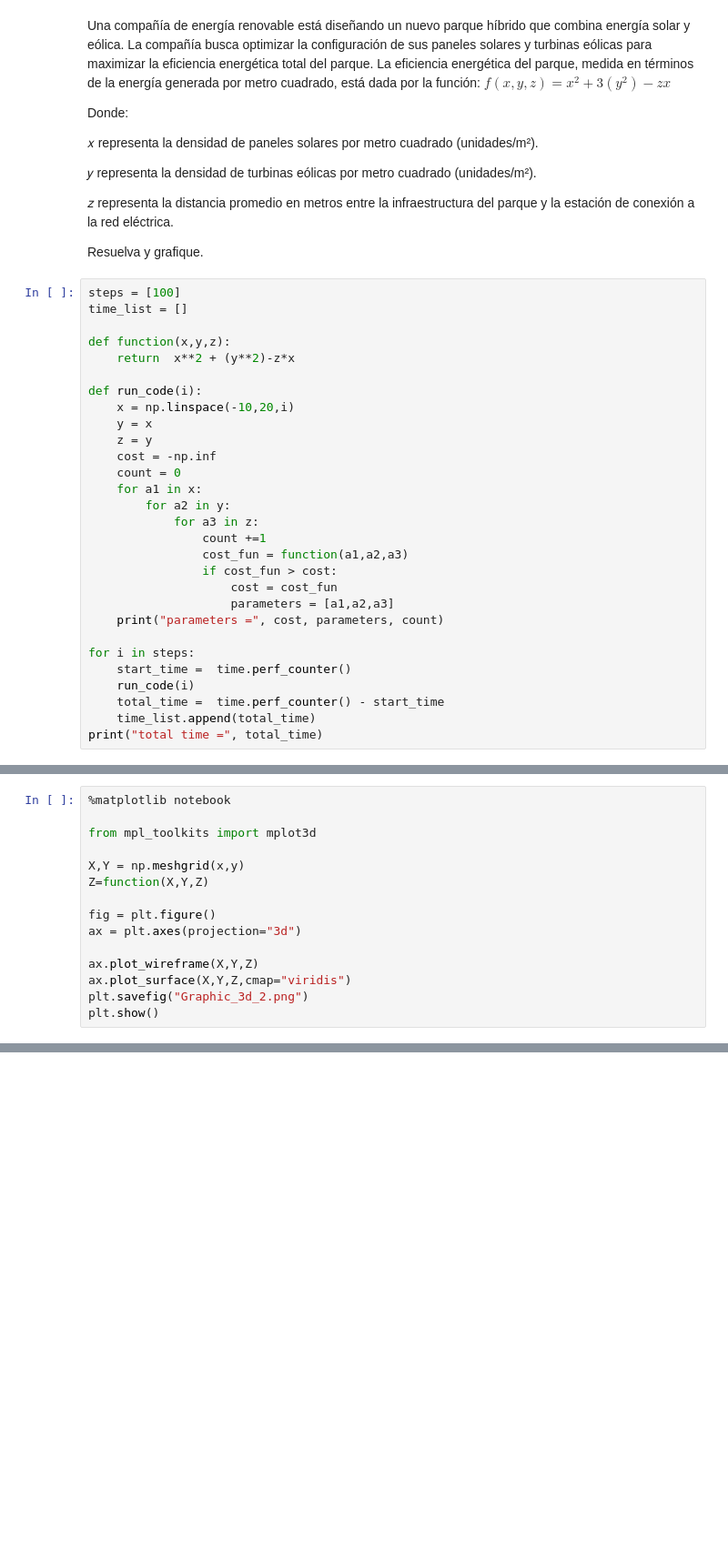
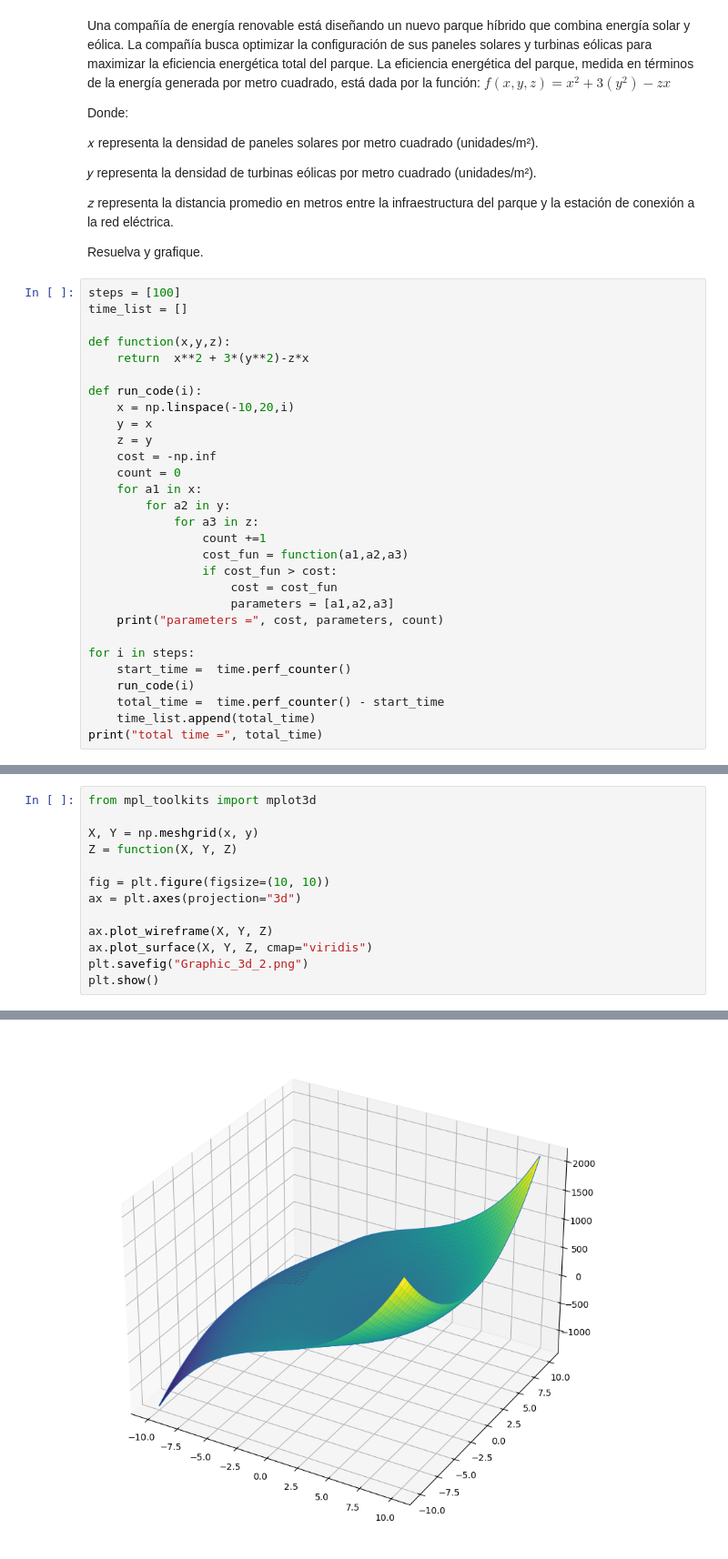
Before and after one commit to kkyouma/optimizacion, a Jupyter notebook: C3/Clase Laboratorio Nº3.ipynb, the cells around one changed output, grey strips where cells are left out. Shown: that part at 91% size. Cells and saved outputs as stored; diff of their text form; blank space fills up the shorter version.

```diff
--- a/C3/Clase Laboratorio Nº3.ipynb
+++ b/C3/Clase Laboratorio Nº3.ipynb
@@ -357,7 +371,7 @@ steps = [100]
 time_list = []
 
 def function(x,y,z):
-    return  x**2 + (y**2)-z*x
+    return  x**2 + 3*(y**2)-z*x
 
 def run_code(i):
     x = np.linspace(-10,20,i)
@@ -387,16 +401,14 @@ total time = 1.5002681989990378
 # %%
-%matplotlib notebook
-
 from mpl_toolkits import mplot3d
 
-X,Y = np.meshgrid(x,y)
-Z=function(X,Y,Z)
+X, Y = np.meshgrid(x, y)
+Z = function(X, Y, Z)
 
-fig = plt.figure()
+fig = plt.figure(figsize=(10, 10))
 ax = plt.axes(projection="3d")
 
-ax.plot_wireframe(X,Y,Z)
-ax.plot_surface(X,Y,Z,cmap="viridis")
+ax.plot_wireframe(X, Y, Z)
+ax.plot_surface(X, Y, Z, cmap="viridis")
 plt.savefig("Graphic_3d_2.png")
 plt.show()
 # %% [output]
@@ -404,0 +415 @@ plt.show()
+[figure, added]
```
Also changed, not shown: parts of 18 cells of this notebook, 6 other files.
